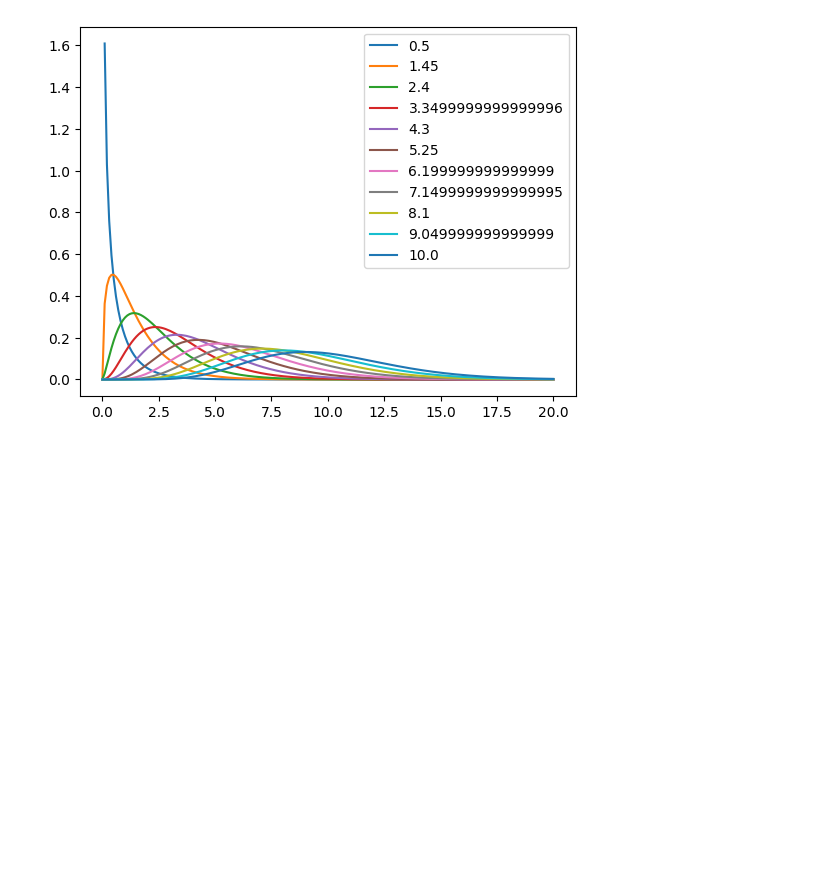
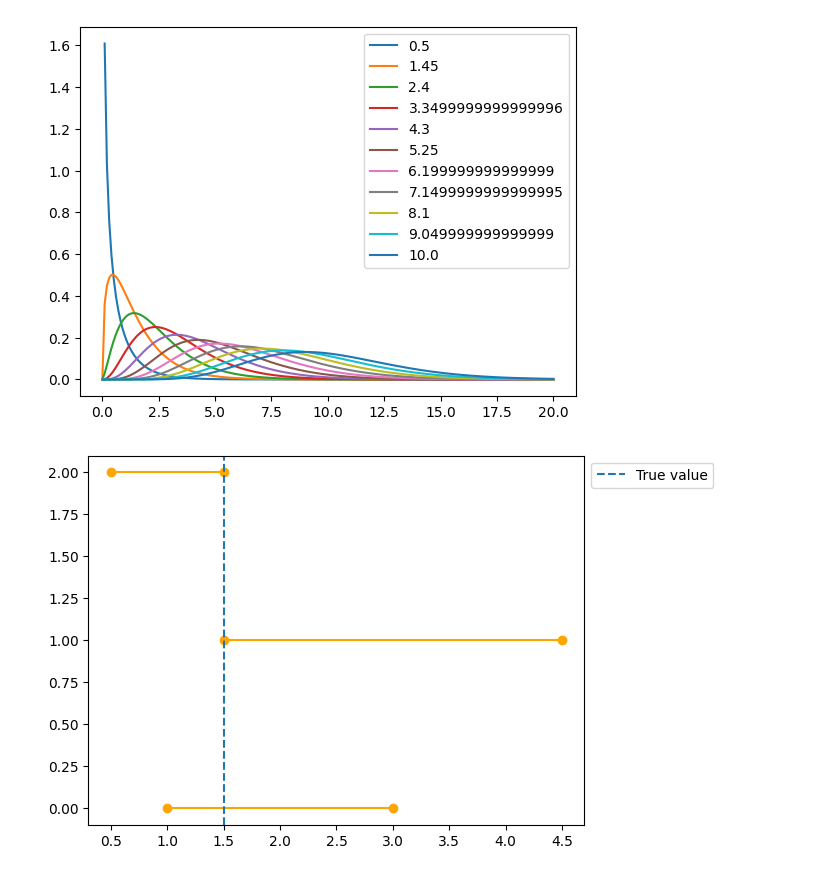
Before and after one commit to nicholas-denis/ppi-testing, a Jupyter notebook: PPI Ratio estimator.ipynb, the cells around one changed output. Saved outputs shown, nothing was run; the diff lists cells and outputs as text; code cells hidden in the pictures; blank space fills up the shorter version.

Commit message:
added confidence interval graphing

```diff
--- a/PPI Ratio estimator.ipynb
+++ b/PPI Ratio estimator.ipynb
@@ -404,3 +404,49 @@ for alpha in alphas:
 [figure]
 # %%
 # Main script for covariate shift
+# %%
+# Testing and graphs
+
+import pandas as pd
+
+def plot_ci(predictions, widths, true_value=None, categories=None):
+    """
+    Plots confidence intervals of a predictor. Predictions and widths should be the same type/dimensional array.
+
+
+    predictions: array of predictions of length l
+    width: array width of confidence intervals of predictions of length l
+    true_value (optional): true value of prediction, if available
+    categories (optional): list of names of methods
+    """
+    predictions = np.array(predictions).squeeze()
+    widths = np.array(widths).squeeze()
+    lower = predictions - widths
+    upper = predictions + widths
+    df = {}
+
+    if categories:
+        df['method'] = categories
+
+    df['lower'] = lower
+    df['upper'] = upper
+
+    df = pd.DataFrame(df)
+
+    for lower,upper,y in zip(df['lower'],df['upper'],range(len(df))):
+        plt.plot((lower,upper),(y,y),'ro-',c='orange')
+
+    if true_value:
+        plt.axvline(x = true_value, ls='--', label = 'True value')
+
+    if categories:
+        plt.yticks(range(len(df)),list(df['category']))
+
+    plt.legend(bbox_to_anchor=(1.0, 1), loc='upper left')
+# %%
+preds = np.array([[2, 3, 1]])
+widths = [1, 1.5, 0.5]
+
+plot_ci(preds, widths, true_value=1.5)
+# %% [output]
+[figure, added]
```
Also changed, not shown: parts of 8 cells of this notebook.
